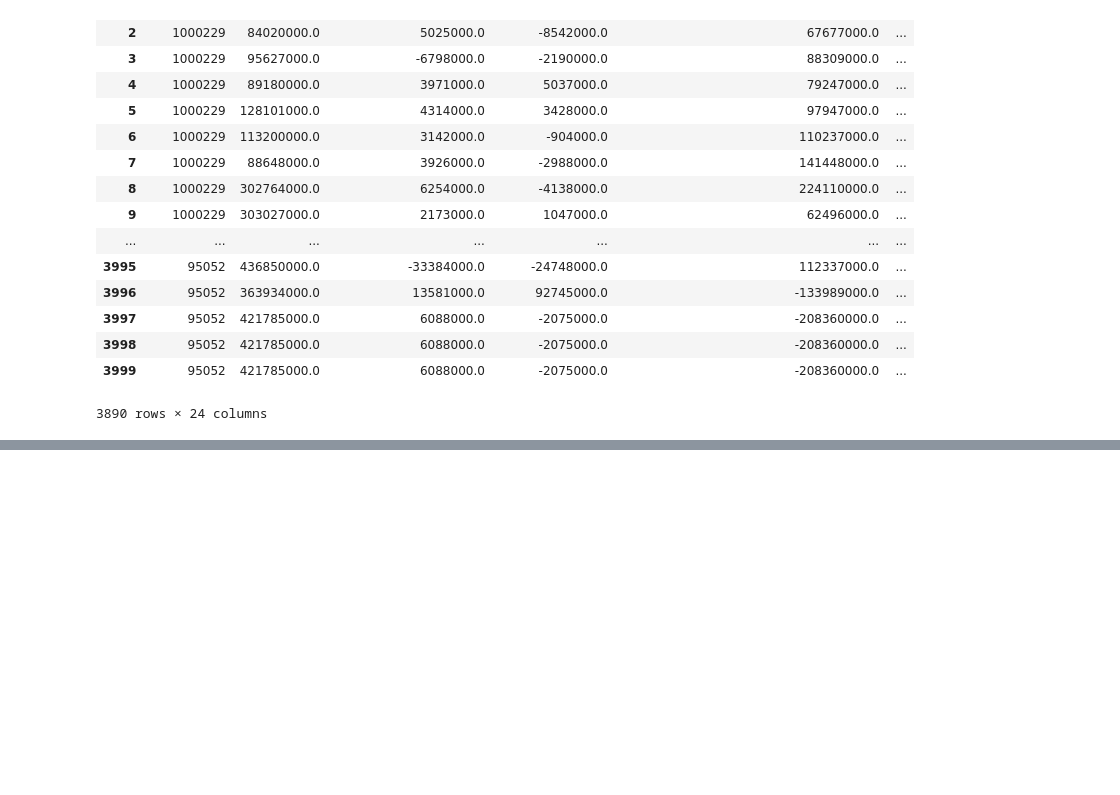
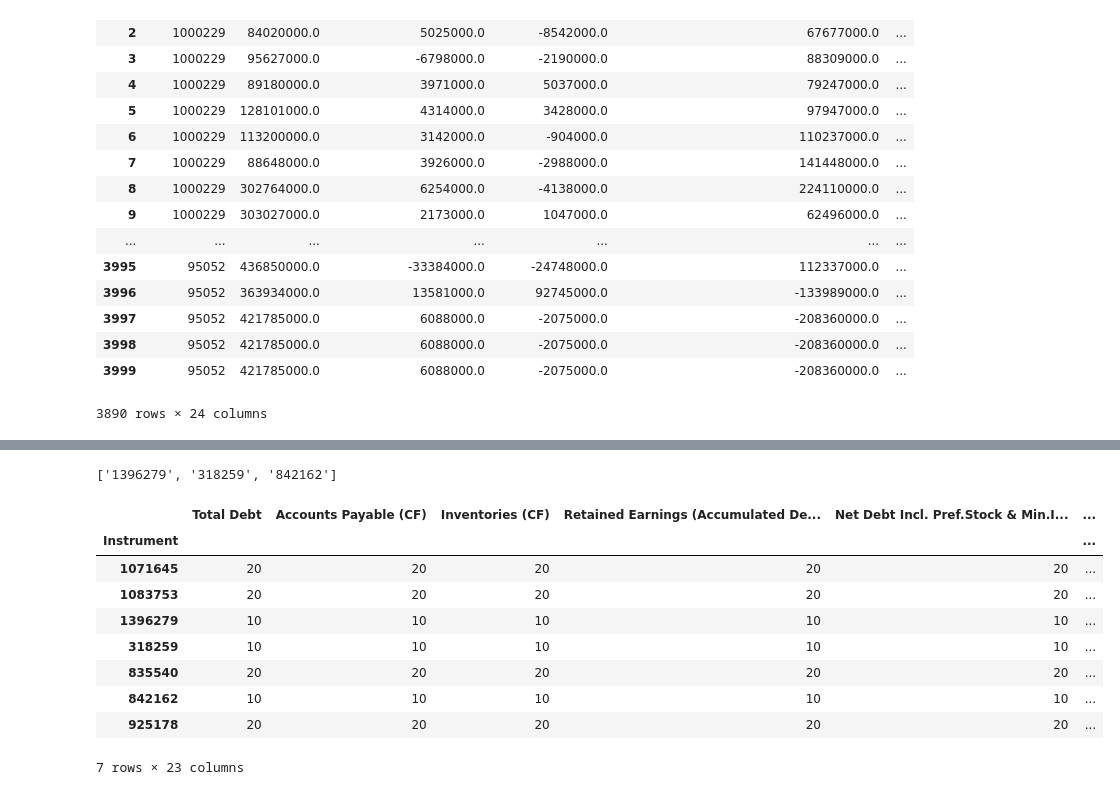
Before and after one commit to Faisalsouz/bankruptcy, a Jupyter notebook: data/Eikon/cleaningTry.ipynb, the cells around one changed output, grey strips where cells are left out. Saved outputs shown, nothing was run; the diff lists cells and outputs as text; code cells hidden in the pictures; blank space fills up the shorter version.

```diff
--- a/data/Eikon/cleaningTry.ipynb
+++ b/data/Eikon/cleaningTry.ipynb
@@ -171,0 +211,23 @@ data_test_healthy
+# %%
+healthy_remove_list = ins_healthy.reset_index().Instrument.to_list()
+print(healthy_remove_list)
+# %% [output]
+['1396279', '318259', '842162']
+# %%
+data_test_bankrupt_check = data_test_bankrupt.copy()
+data_test_bankrupt_check['Bankrupt'] = data_test_bankrupt_check['Bankrupt'].apply(lambda x: int(x))
+
+data_test_bankrupt_check = data_test_bankrupt_check.groupby('Instrument').count()
+
+data_test_bankrupt_check
+# %% [output]
+|  | Total Debt | Accounts Payable (CF) | Inventories (CF) | Retained Earnings (Accumulated De... | Net Debt Incl. Pref.Stock & Min.I... | ... |
+| Instrument |  |  |  |  |  | ... |
+| 1071645 | 20 | 20 | 20 | 20 | 20 | ... |
+| 1083753 | 20 | 20 | 20 | 20 | 20 | ... |
+| 1396279 | 10 | 10 | 10 | 10 | 10 | ... |
+| 318259 | 10 | 10 | 10 | 10 | 10 | ... |
+| 835540 | 20 | 20 | 20 | 20 | 20 | ... |
+| 842162 | 10 | 10 | 10 | 10 | 10 | ... |
+| 925178 | 20 | 20 | 20 | 20 | 20 | ... |
+7 rows × 23 columns
```
Also changed, not shown: parts of 10 cells of this notebook, 2 other files.
